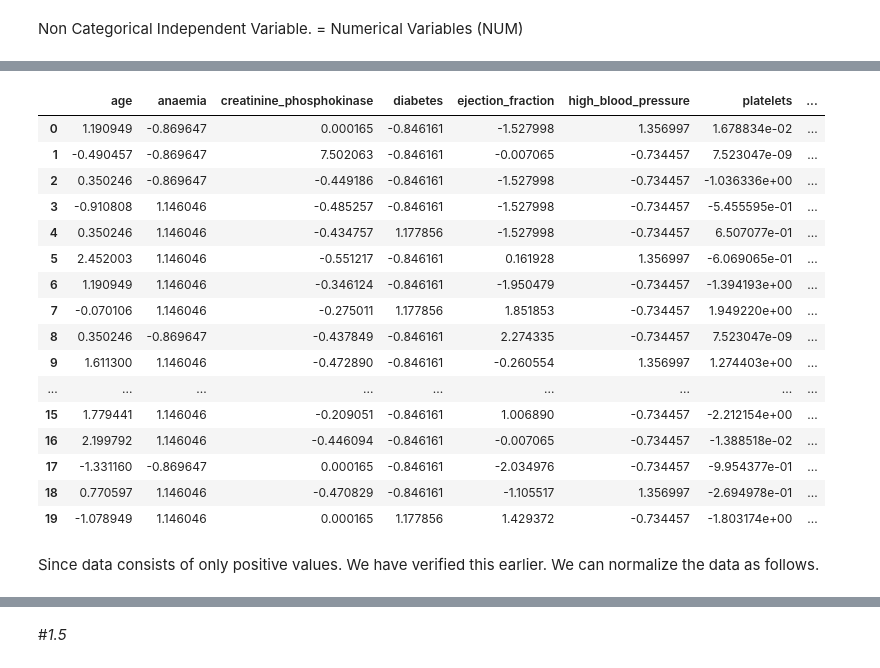
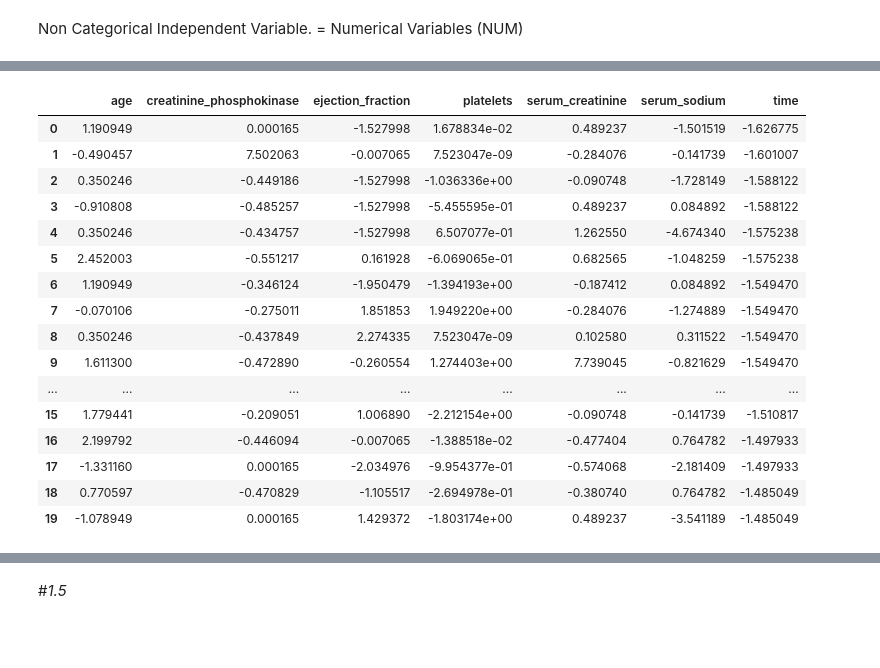
Before and after one commit to sdasmaha/Ml_Engineers_445, a Jupyter notebook: Heart_Notebook_Exercise1.ipynb, the cells around one changed output, grey strips where cells are left out. Saved outputs shown, nothing was run; the diff lists cells and outputs as text; code cells hidden in the pictures; blank space fills up the shorter version.

```diff
--- a/Heart_Notebook_Exercise1.ipynb
+++ b/Heart_Notebook_Exercise1.ipynb
@@ -372,22 +377,28 @@ normalized_df=(heart_df-heart_df.mean())/heart_df.std()
+# %%
+heart_df_NC = heart_df[['age','creatinine_phosphokinase','ejection_fraction','platelets','serum_creatinine','serum_sodium','time']]
+# %%
+avg = heart_df_NC.mean()
+# %%
+stdv = heart_df_NC.std()
+# %%
+standardized = (heart_df_NC - avg) / stdv
 # %%
-normalized_df.head(20)
+standardized.head(20)
 # %% [output]
-|  | age | anaemia | creatinine_phosphokinase | diabetes | ejection_fraction | high_blood_pressure | platelets | ... |
-| 0 | 1.190949 | -0.869647 | 0.000165 | -0.846161 | -1.527998 | 1.356997 | 1.678834e-02 | ... |
-| 1 | -0.490457 | -0.869647 | 7.502063 | -0.846161 | -0.007065 | -0.734457 | 7.523047e-09 | ... |
-| 2 | 0.350246 | -0.869647 | -0.449186 | -0.846161 | -1.527998 | -0.734457 | -1.036336e+00 | ... |
-| 3 | -0.910808 | 1.146046 | -0.485257 | -0.846161 | -1.527998 | -0.734457 | -5.455595e-01 | ... |
-| 4 | 0.350246 | 1.146046 | -0.434757 | 1.177856 | -1.527998 | -0.734457 | 6.507077e-01 | ... |
-| 5 | 2.452003 | 1.146046 | -0.551217 | -0.846161 | 0.161928 | 1.356997 | -6.069065e-01 | ... |
-| 6 | 1.190949 | 1.146046 | -0.346124 | -0.846161 | -1.950479 | -0.734457 | -1.394193e+00 | ... |
-| 7 | -0.070106 | 1.146046 | -0.275011 | 1.177856 | 1.851853 | -0.734457 | 1.949220e+00 | ... |
-| 8 | 0.350246 | -0.869647 | -0.437849 | -0.846161 | 2.274335 | -0.734457 | 7.523047e-09 | ... |
-| 9 | 1.611300 | 1.146046 | -0.472890 | -0.846161 | -0.260554 | 1.356997 | 1.274403e+00 | ... |
-| ... | ... | ... | ... | ... | ... | ... | ... | ... |
-| 15 | 1.779441 | 1.146046 | -0.209051 | -0.846161 | 1.006890 | -0.734457 | -2.212154e+00 | ... |
-| 16 | 2.199792 | 1.146046 | -0.446094 | -0.846161 | -0.007065 | -0.734457 | -1.388518e-02 | ... |
-| 17 | -1.331160 | -0.869647 | 0.000165 | -0.846161 | -2.034976 | -0.734457 | -9.954377e-01 | ... |
-| 18 | 0.770597 | 1.146046 | -0.470829 | -0.846161 | -1.105517 | 1.356997 | -2.694978e-01 | ... |
-| 19 | -1.078949 | 1.146046 | 0.000165 | 1.177856 | 1.429372 | -0.734457 | -1.803174e+00 | ... |
+|  | age | creatinine_phosphokinase | ejection_fraction | platelets | serum_creatinine | serum_sodium | time |
+| 0 | 1.190949 | 0.000165 | -1.527998 | 1.678834e-02 | 0.489237 | -1.501519 | -1.626775 |
+| 1 | -0.490457 | 7.502063 | -0.007065 | 7.523047e-09 | -0.284076 | -0.141739 | -1.601007 |
+| 2 | 0.350246 | -0.449186 | -1.527998 | -1.036336e+00 | -0.090748 | -1.728149 | -1.588122 |
+| 3 | -0.910808 | -0.485257 | -1.527998 | -5.455595e-01 | 0.489237 | 0.084892 | -1.588122 |
+| 4 | 0.350246 | -0.434757 | -1.527998 | 6.507077e-01 | 1.262550 | -4.674340 | -1.575238 |
+| 5 | 2.452003 | -0.551217 | 0.161928 | -6.069065e-01 | 0.682565 | -1.048259 | -1.575238 |
+| 6 | 1.190949 | -0.346124 | -1.950479 | -1.394193e+00 | -0.187412 | 0.084892 | -1.549470 |
+| 7 | -0.070106 | -0.275011 | 1.851853 | 1.949220e+00 | -0.284076 | -1.274889 | -1.549470 |
+| 8 | 0.350246 | -0.437849 | 2.274335 | 7.523047e-09 | 0.102580 | 0.311522 | -1.549470 |
+| 9 | 1.611300 | -0.472890 | -0.260554 | 1.274403e+00 | 7.739045 | -0.821629 | -1.549470 |
+| ... | ... | ... | ... | ... | ... | ... | ... |
+| 15 | 1.779441 | -0.209051 | 1.006890 | -2.212154e+00 | -0.090748 | -0.141739 | -1.510817 |
+| 16 | 2.199792 | -0.446094 | -0.007065 | -1.388518e-02 | -0.477404 | 0.764782 | -1.497933 |
+| 17 | -1.331160 | 0.000165 | -2.034976 | -9.954377e-01 | -0.574068 | -2.181409 | -1.497933 |
+| 18 | 0.770597 | -0.470829 | -1.105517 | -2.694978e-01 | -0.380740 | 0.764782 | -1.485049 |
+| 19 | -1.078949 | 0.000165 | 1.429372 | -1.803174e+00 | 0.489237 | -3.541189 | -1.485049 |
-# %% [markdown]
-Since data consists of only positive values. We have verified this earlier. We can normalize the data as follows.
```
Also changed, not shown: parts of 16 cells of this notebook.
